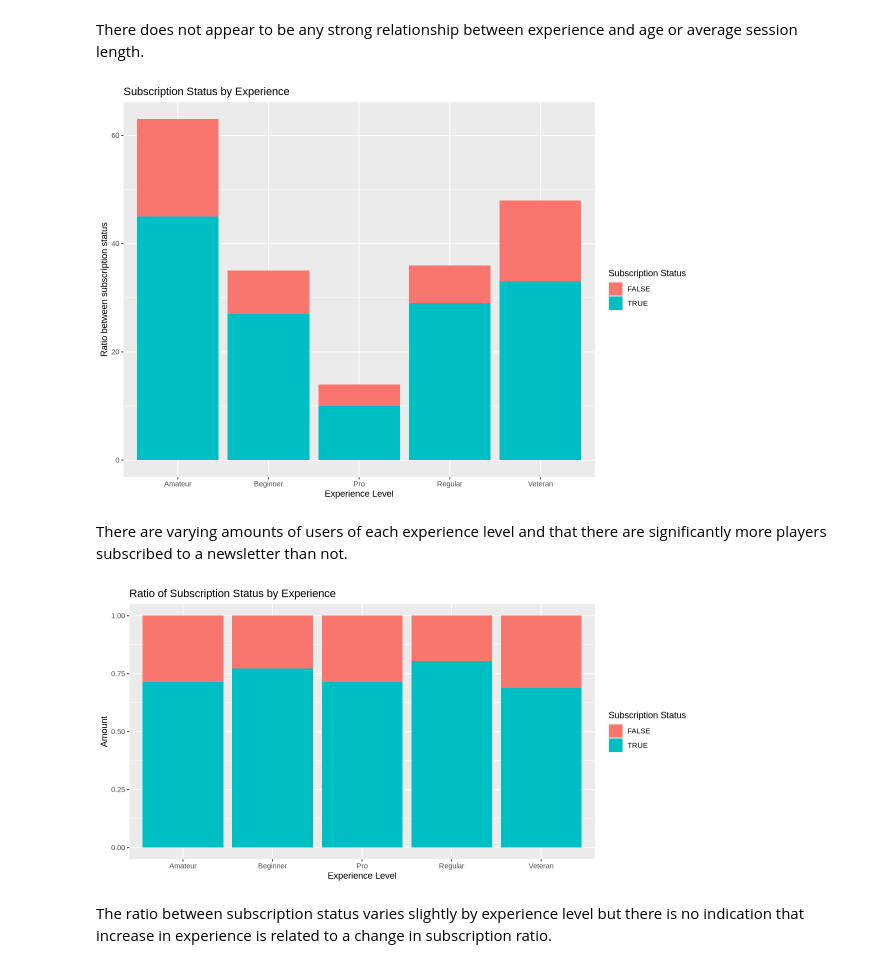
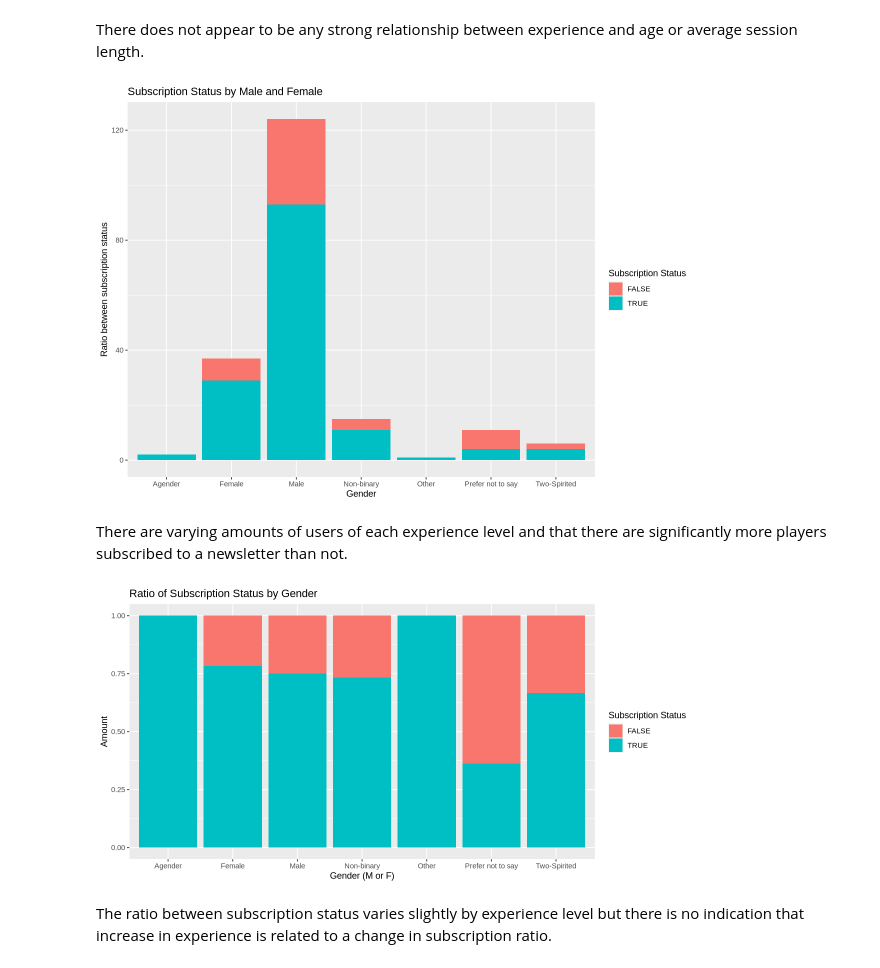
Before and after one commit to skylv777/dsci100_group_project, a Jupyter notebook: group_project.ipynb, the cells around one changed output. Drawn from its saved outputs; the diff is of its cells as text; code cells hidden in the pictures.

```diff
--- a/group_project.ipynb
+++ b/group_project.ipynb
@@ -213,31 +213,32 @@ Warning message:
 # %% [markdown]
 There does not appear to be any strong relationship between experience and age or average session length.
 # %%
+
 options(repr.plot.height = 7, repr.plot.width = 10)
-experience_bar <- players_data |>
-        ggplot(aes(x = experience)) +
+gender_bar <- players_data |>
+        ggplot(aes(x = gender)) +
         geom_bar(aes(fill = subscribe)) +
-        ggtitle("Subscription Status by Experience") +
-        labs(x = "Experience Level",
+        ggtitle("Subscription Status by Male and Female") +
+        labs(x = "Gender",
              y = "Ratio between subscription status",
              fill = "Subscription Status")
-experience_bar
+gender_bar
 # %% [output]
-[figure, old version]
+[figure, new version]
 # %% [markdown]
 There are varying amounts of users of each experience level and that there are significantly more players subscribed to a newsletter than not.
 # %%
 options(repr.plot.height = 5, repr.plot.width = 10)
-experience_ratio <- players_data |>
-        ggplot(aes(x = experience)) +
+gender_ratio <- players_data |>
+        ggplot(aes(x = gender)) +
         geom_bar(aes(fill = subscribe), position = "fill") +
-        ggtitle("Ratio of Subscription Status by Experience") +
-        labs(x = "Experience Level",
+        ggtitle("Ratio of Subscription Status by Gender") +
+        labs(x = "Gender (M or F)",
              y = "Amount",
              fill = "Subscription Status")
-experience_ratio
+gender_ratio
 # %% [output]
-[figure, old version]
+[figure, new version]
 # %% [markdown]
 The ratio between subscription status varies slightly by experience level but there is no indication that increase in experience is related to a change in subscription ratio.
 # %% [markdown]
```
Also changed, not shown: parts of 1 cell of this notebook.
